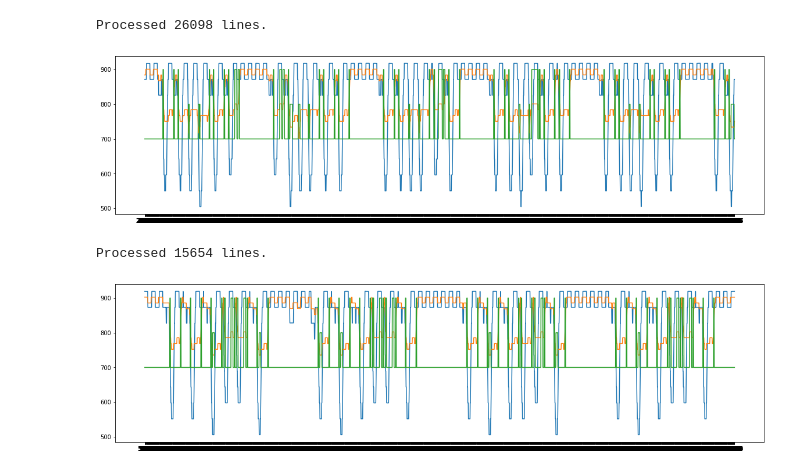
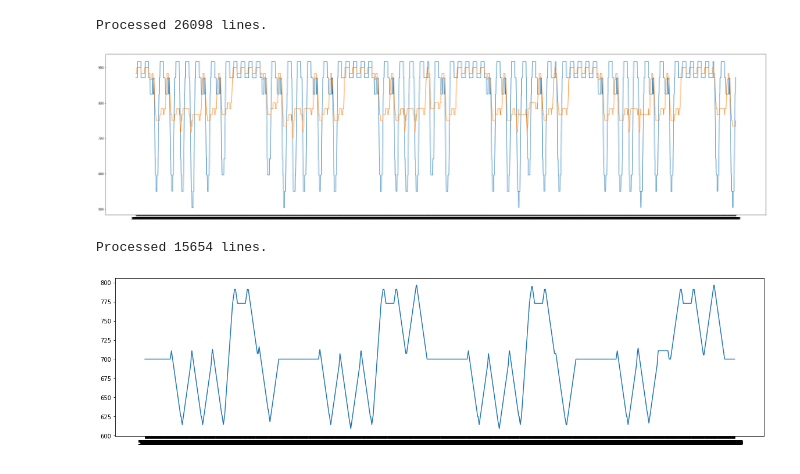
Before and after one commit to mssanwel/ResearchBREED, a Jupyter notebook: Arduino/Acoustic Modem/DataParser.ipynb, the cells around one changed output. Saved outputs shown, nothing was run; the diff lists cells and outputs as text; code cells hidden in the pictures.

```diff
--- a/Arduino/Acoustic Modem/DataParser.ipynb
+++ b/Arduino/Acoustic Modem/DataParser.ipynb
@@ -37,62 +37,111 @@ with open('AcousticData.rtf') as csv_file:
 
     print(f'Processed {line_count} lines.')
     # print(dataVal)
-    plt.figure(figsize=(20, 5))
+    plt.figure(figsize=(40, 10))
     plt.plot(list(dataVal.keys())[2000:5000],avg0[2000:5000])
     plt.plot(list(dataVal.keys())[2000:5000],avg1[2000:5000])
-    plt.plot(list(dataVal.keys())[2000:5000],output[2000:5000])
+#     plt.plot(list(dataVal.keys())[2000:5000],output[2000:5000])
     plt.show()
 # %% [output]
 Processed 26098 lines.
-[figure, old version]
+[figure, new version]
 # %%
+import csv
+import matplotlib.pyplot as plt
+
 dataVal={}
-minSize=20
+minSize=55
 maxSize=55
 window0=[-1]*minSize
 window1=[-1]*maxSize
 avg0=[]
 avg1=[]
+avg2=[]
 output=[]
+firstOne=10000
+nullHigh=0
+firstOneBool1=False
+firstOneBool2=False
+bitVal=-1
+currentLevel=10000
+
 with open('11001.rtf') as csv_file:
     csv_reader = csv.reader(csv_file, delimiter=',')
     line_count = 0
     for row in csv_reader:
             line_count += 1
             if line_count<=10:
                 continue
             # print(row)
             #print(f'{row[0]}+{row[1][:-1]}')
             dataVal[row[0]]=row[1][:-1]
             time=int(row[0])
             val=int(row[1][:-1])
 
 
-            window0=[val]+window0[0:-1]
-            avg0.append(sum(window0)/minSize)
+#             window0=[val]+window0[0:-1]
+#             avg0.append(sum(window0)/minSize)
             # print(window)
             window1=[val]+window1[0:-1]
             avg1.append(sum(window1)/maxSize)
 
-            if (avg1[-1]<850 and avg1[-1]>800):
-                output.append(900)
-            elif (avg1[-1]<745 and avg1[-1]>700):
-                output.append(800)
+#             if (avg1[-1]<850 and avg1[-1]>800):
+#                 output.append(900)
+#             elif (avg1[-1]<745 and avg1[-1]>700):
+#                 output.append(800)
+#             else:
+#                 output.append(700)
+
+            if avg1[-1]>nullHigh:
+                nullHigh=avg1[-1]
+#                 print(nullHigh)
+
+            if (abs(avg1[-1]-nullHigh)>100):
+#                 output.append(700)
+                firstOneBool1=True
+                if not(firstOneBool2):
+                    if avg1[-1]<firstOne:
+                        firstOne=avg1[-1]
+    #                   print(nullHigh)
+
             else:
-                output.append(700)
+#               output.append(900)
+                if firstOneBool1:
+                    firstOneBool2=True
+#                 firstOne=nullHigh
 
+
+            if (abs(avg1[-1]-nullHigh)>100):
+                if avg1[-1]<currentLevel:
+                    currentLevel=avg1[-1]
+            else:
+                currentLevel=nullHigh
+
+
+            if currentLevel>firstOne and abs(currentLevel-firstOne)<100:
+                bitVal=800
+            elif currentLevel<firstOne and abs(currentLevel-firstOne)<100:
+                bitVal=600
+            else:
+                bitVal=700
+
+            window0=[bitVal]+window0[0:-1]
+            output.append(sum(window0)/minSize)
+#             output.append(bitVal)
+#             output.append(firstOne)
+#             avg2.append(firstOne)
 
 
     print(f'Processed {line_count} lines.')
     # print(dataVal)
     plt.figure(figsize=(20, 5))
-    plt.plot(list(dataVal.keys())[2000:5000],avg0[2000:5000])
-    plt.plot(list(dataVal.keys())[2000:5000],avg1[2000:5000])
+#     plt.plot(list(dataVal.keys())[2000:5000],avg0[2000:5000])
+#     plt.plot(list(dataVal.keys())[2000:5000],avg1[2000:5000])
     plt.plot(list(dataVal.keys())[2000:5000],output[2000:5000])
     plt.show()
 # %% [output]
 Processed 15654 lines.
-[figure, old version]
+[figure, new version]
 # %%
 dataVal={}
 minSize=20
```
Also changed, not shown: parts of 1 cell of this notebook, 1 other file.
